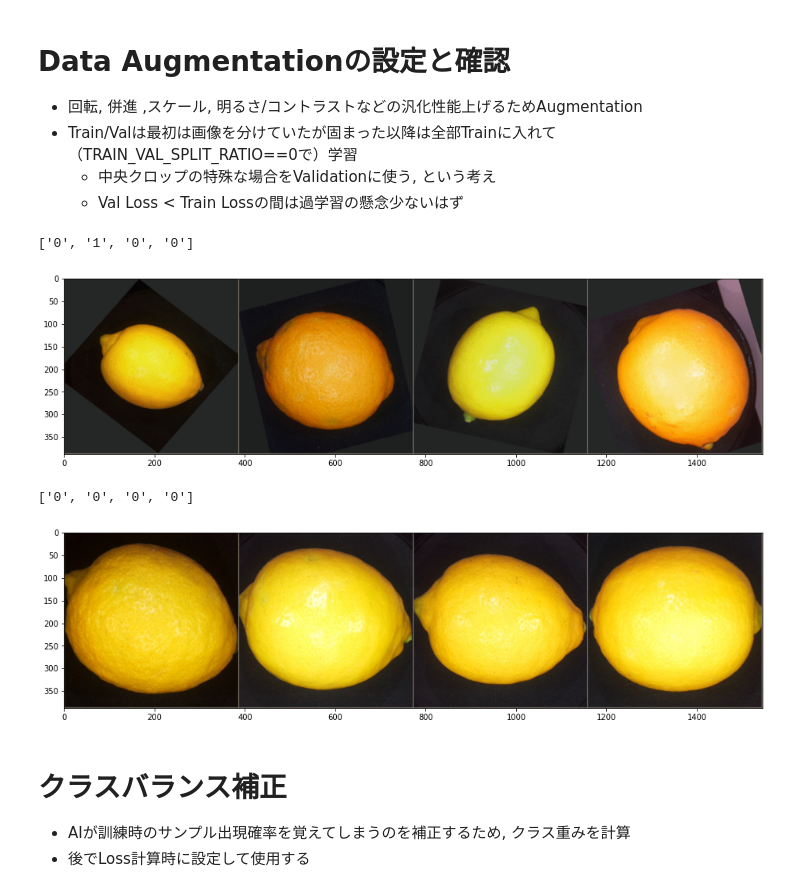
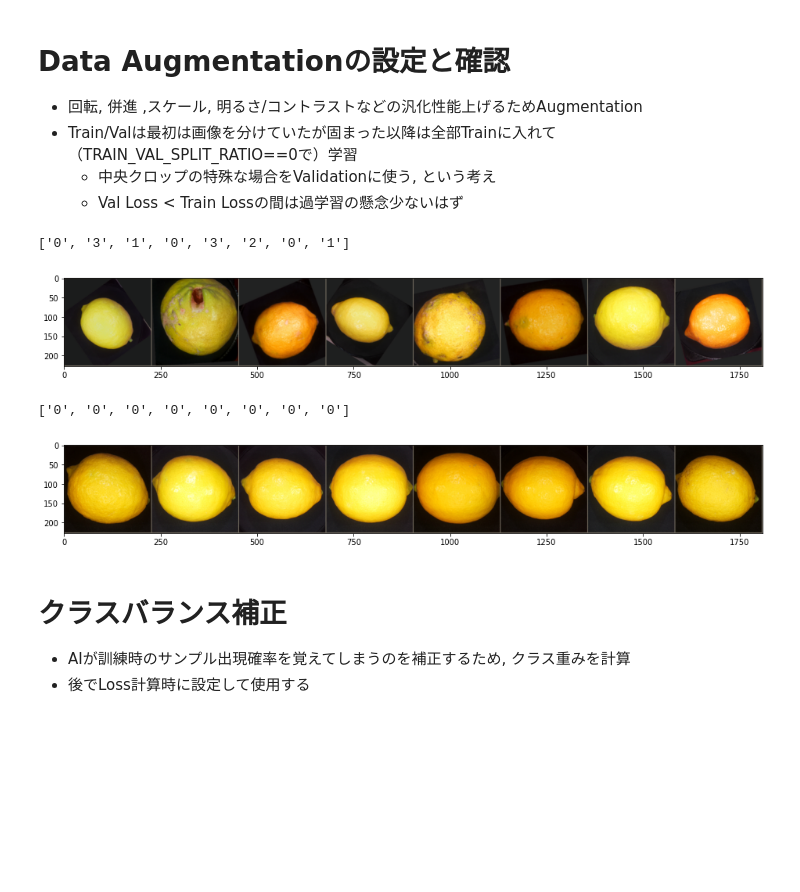
Before and after one commit to atakeuchi/signate_lemon, a Jupyter notebook: model.ipynb, the cells around one changed output. Drawn from its saved outputs; the diff is of its cells as text; code cells hidden in the pictures; blank space fills up the shorter version.

```diff
--- a/model.ipynb
+++ b/model.ipynb
@@ -179,22 +216,22 @@ data_transforms = {
     'train': transforms.Compose([
         transforms.RandomChoice([ #回転汎化
             transforms.RandomRotation(
-                (base_deg - ROT_RANGE_DEG,
-                 base_deg + ROT_RANGE_DEG),
+                (base_deg - aug_params['ROT'],
+                 base_deg + aug_params['ROT']),
                 resample=Image.BILINEAR,
                 expand=True,
                 fill=(35,35,35)) for base_deg in [0, 90, 180, 270]
         ]),
-        transforms.RandomResizedCrop(INPUT_HW,scale=SCALE_RANGE,ratio=(0.9,1.1),interpolation=Image.BICUBIC), #位置汎化
-        transforms.ColorJitter(brightness=0.1, contrast=0.1, saturation=0.05, hue=0.05), #明るさ/色ずれ等汎化
-        GaussianBlur((0.0,0.5)), #ピンボケ汎化
+        transforms.RandomResizedCrop(INPUT_HW,scale=aug_params['SCALE_RANGE'],ratio=aug_params['ASPECT_RATIO'],interpolation=Image.BICUBIC), #位置汎化
+        transforms.ColorJitter(brightness=aug_params['BRIGHTNESS'], contrast=aug_params['CONTRAST'], saturation=aug_params['SAT'], hue=aug_params['HUE']), #明るさ/色ずれ等汎化
+        transforms.GaussianBlur(aug_params['BLUR_KERNEL'],aug_params['BLUR_SIGMA']), #ピンボケ汎化
         transforms.RandomHorizontalFlip(),
         transforms.RandomVerticalFlip(),
         transforms.ToTensor(),
         transforms.Normalize(mean, std)
     ]),
     'val_test': transforms.Compose([ #中央切り出し
-        transforms.CenterCrop(IMG_TEST_CROP),
+        transforms.CenterCrop(int(IMG_ORIGINAL_SIZE * aug_params['SCALE_TEST'])),
         transforms.Resize(INPUT_HW, interpolation=Image.LANCZOS),
         transforms.ToTensor(),
         transforms.Normalize(mean, std)
@@ -229,52 +266,52 @@ else:
 
 train_loader = torch.utils.data.DataLoader(
     train_dataset,
-    batch_size=BATCH_SIZE,
+    batch_size=model_params['BATCH_SIZE'],
     shuffle=True,
     num_workers=0,
     pin_memory=True,
     worker_init_fn=worker_init_fn)
 val_loader = torch.utils.data.DataLoader(
     val_dataset,
-    batch_size=BATCH_SIZE,
+    batch_size=model_params['BATCH_SIZE'],
     shuffle=False,
     num_workers=0,
     pin_memory=True,
     worker_init_fn=worker_init_fn)
 class_names = image_dataset.classes
 
 def torch_img_to_numpy(torch_tensor):
     nparr = torch_tensor.numpy().transpose((1, 2, 0))
     nparr = std * nparr + mean
     nparr = np.clip(nparr, 0, 1)
     return nparr
 
 def imshow(inp, title=None):
     """Imshow for Tensor."""
     fig, ax = plt.subplots(figsize=(16,10))
     ax.imshow(torch_img_to_numpy(inp))
     if title is not None:
         ax.title(title)
     plt.show()
 
 #Trainingデータを表示
 inputs, classes = next(iter(train_loader))
-out = torchvision.utils.make_grid(inputs)
-title=[class_names[x] for x in classes]
+out = torchvision.utils.make_grid(inputs[:8])
+title=[class_names[x] for x in classes[:8]]
 print(title)
 imshow(out)
 
 #Validationデータを表示
 inputs, classes = next(iter(val_loader))
-out = torchvision.utils.make_grid(inputs)
-title=[class_names[x] for x in classes]
+out = torchvision.utils.make_grid(inputs[:8])
+title=[class_names[x] for x in classes[:8]]
 print(title)
 imshow(out)
 # %% [output]
-['0', '1', '0', '0']
+['0', '3', '1', '0', '3', '2', '0', '1']
-[figure, old version]
+[figure, new version]
-['0', '0', '0', '0']
+['0', '0', '0', '0', '0', '0', '0', '0']
-[figure, old version]
+[figure, new version]
 # %% [markdown]
 # クラスバランス補正
    * AIが訓練時のサンプル出現確率を覚えてしまうのを補正するため, クラス重みを計算
```
Also changed, not shown: parts of 9 cells of this notebook.
